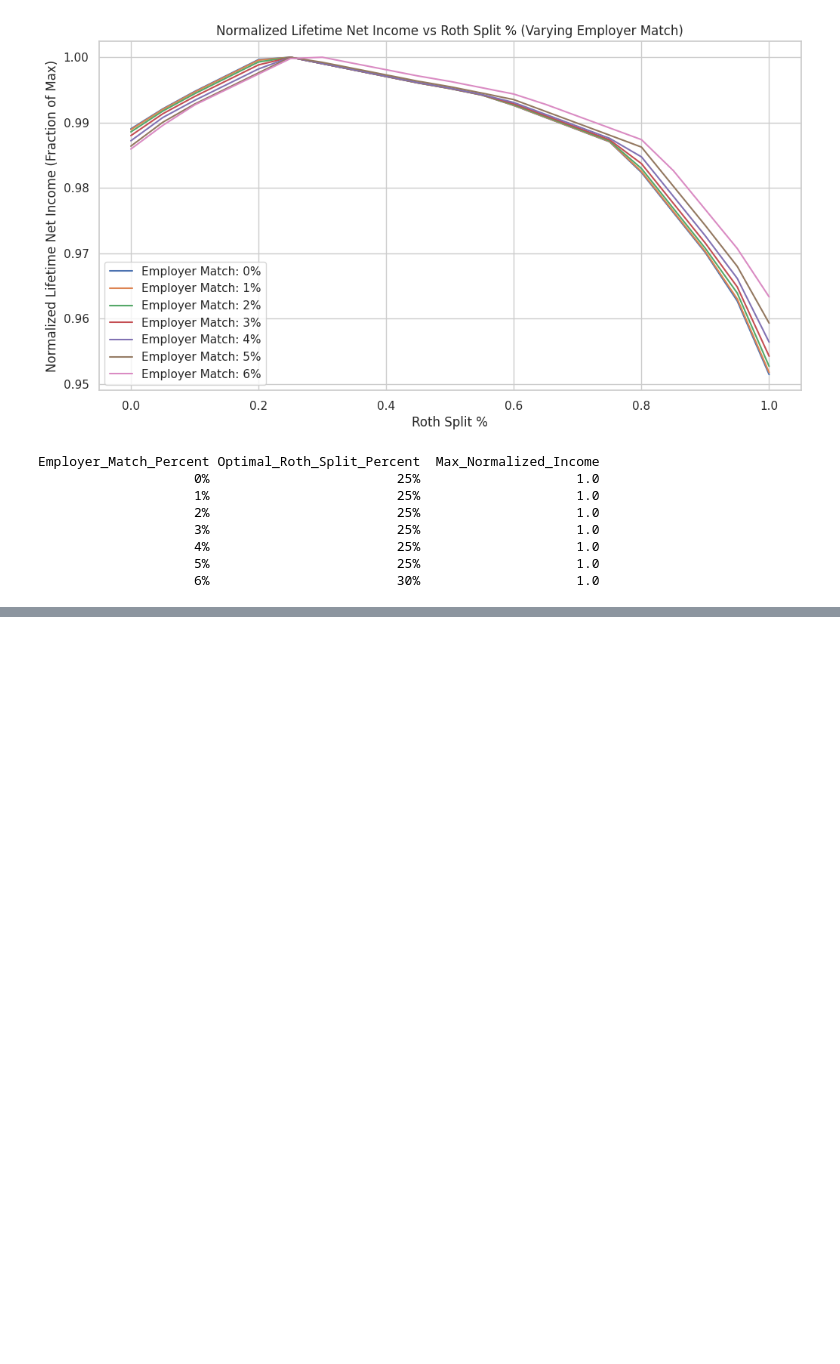
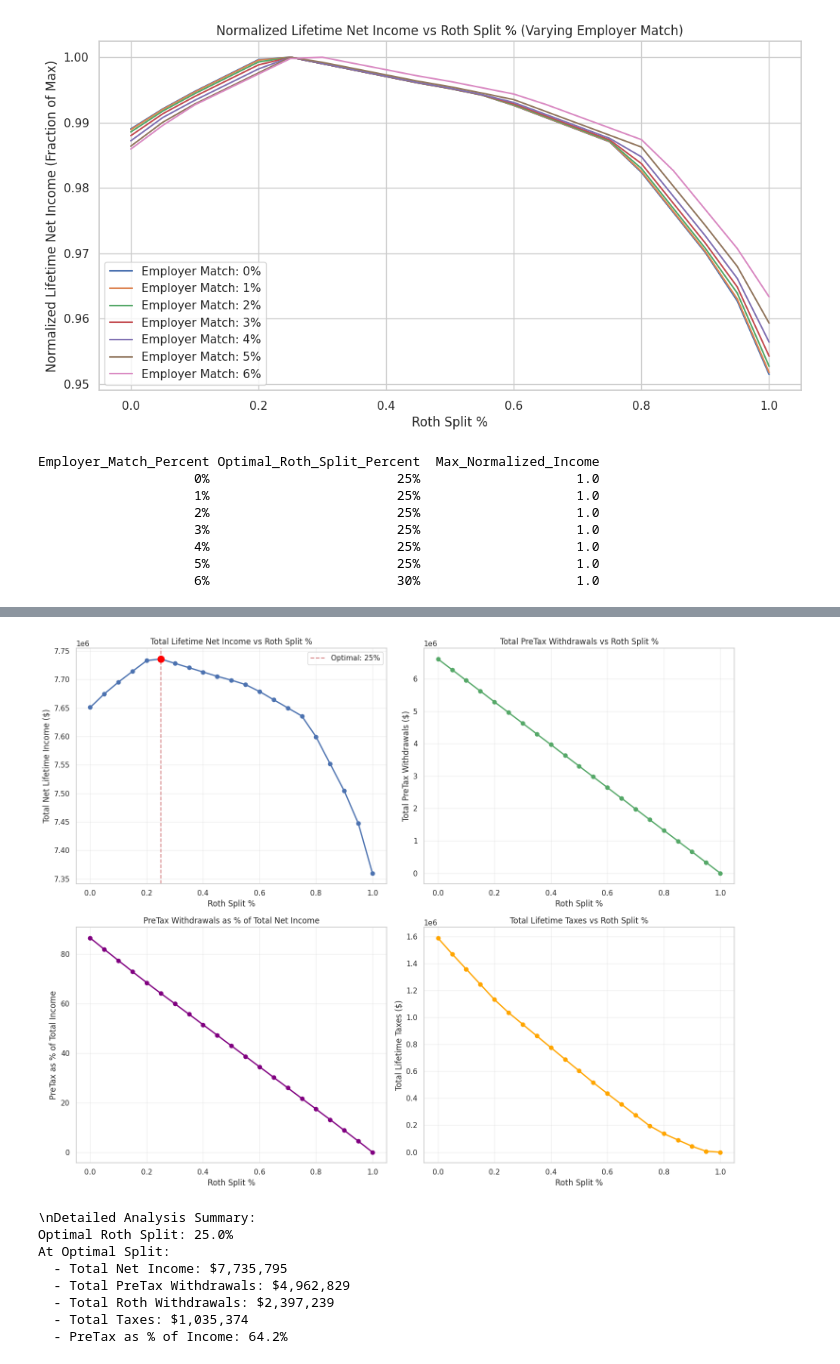
Before and after one commit to msharp9/401k-pretax-vs-roth, a Jupyter notebook: scripts/diminishing_returns.ipynb, the cells around one changed output, grey strips where cells are left out. Saved outputs shown, nothing was run; the diff lists cells and outputs as text; code cells hidden in the pictures; blank space fills up the shorter version.

```diff
--- a/scripts/diminishing_returns.ipynb
+++ b/scripts/diminishing_returns.ipynb
@@ -294,0 +397,63 @@ Employer_Match_Percent Optimal_Roth_Split_Percent  Max_Normalized_Income
+# %%
+# Run the detailed analysis with baseline parameters
+df_detailed = analyze_splits_detailed(params)
+
+# Create subplots to show multiple comparisons
+fig, ((ax1, ax2), (ax3, ax4)) = plt.subplots(2, 2, figsize=(15, 12))
+
+# Plot 1: Total Net Income vs Roth Split (same as Experiment 1)
+ax1.plot(df_detailed['Roth_Split_Percent'], df_detailed['Total_Net_Lifetime_Income'], 'b-o', linewidth=2)
+optimal_idx = df_detailed['Total_Net_Lifetime_Income'].idxmax()
+optimal_split = df_detailed.loc[optimal_idx, 'Roth_Split_Percent']
+optimal_income = df_detailed.loc[optimal_idx, 'Total_Net_Lifetime_Income']
+ax1.axvline(optimal_split, color='r', linestyle='--', alpha=0.7, label=f'Optimal: {optimal_split:.0%}')
+ax1.scatter(optimal_split, optimal_income, color='red', s=100, zorder=5)
+ax1.set_title('Total Lifetime Net Income vs Roth Split %')
+ax1.set_xlabel('Roth Split %')
+ax1.set_ylabel('Total Net Lifetime Income ($)')
+ax1.grid(True, alpha=0.3)
+ax1.legend()
+
+# Plot 2: Total PreTax Withdrawals vs Roth Split
+ax2.plot(df_detailed['Roth_Split_Percent'], df_detailed['Total_PreTax_Withdrawals'], 'g-o', linewidth=2)
+ax2.set_title('Total PreTax Withdrawals vs Roth Split %')
+ax2.set_xlabel('Roth Split %')
+ax2.set_ylabel('Total PreTax Withdrawals ($)')
+ax2.grid(True, alpha=0.3)
+
+# Plot 3: PreTax as Percentage of Total Income
+ax3.plot(df_detailed['Roth_Split_Percent'], df_detailed['PreTax_Percentage_of_Income'] * 100, 'purple', marker='o', linewidth=2)
+ax3.set_title('PreTax Withdrawals as % of Total Net Income')
+ax3.set_xlabel('Roth Split %')
+ax3.set_ylabel('PreTax as % of Total Income')
+ax3.grid(True, alpha=0.3)
+
+# Plot 4: Total Taxes vs Roth Split
+ax4.plot(df_detailed['Roth_Split_Percent'], df_detailed['Total_Lifetime_Taxes'], 'orange', marker='o', linewidth=2)
+ax4.set_title('Total Lifetime Taxes vs Roth Split %')
+ax4.set_xlabel('Roth Split %')
+ax4.set_ylabel('Total Lifetime Taxes ($)')
+ax4.grid(True, alpha=0.3)
+
+plt.tight_layout()
+plt.show()
+
+# Display a summary table
+print("\\nDetailed Analysis Summary:")
+print(f"Optimal Roth Split: {optimal_split:.1%}")
+print(f"At Optimal Split:")
+print(f"  - Total Net Income: ${optimal_income:,.0f}")
+print(f"  - Total PreTax Withdrawals: ${df_detailed.loc[optimal_idx, 'Total_PreTax_Withdrawals']:,.0f}")
+print(f"  - Total Roth Withdrawals: ${df_detailed.loc[optimal_idx, 'Total_Roth_Withdrawals']:,.0f}")
+print(f"  - Total Taxes: ${df_detailed.loc[optimal_idx, 'Total_Lifetime_Taxes']:,.0f}")
+print(f"  - PreTax as % of Income: {df_detailed.loc[optimal_idx, 'PreTax_Percentage_of_Income']:.1%}")
+# %% [output]
+[figure, added]
+\nDetailed Analysis Summary:
+Optimal Roth Split: 25.0%
+At Optimal Split:
+  - Total Net Income: $7,735,795
+  - Total PreTax Withdrawals: $4,962,829
+  - Total Roth Withdrawals: $2,397,239
+  - Total Taxes: $1,035,374
+  - PreTax as % of Income: 64.2%
```
Also changed, not shown: parts of 14 cells of this notebook.
